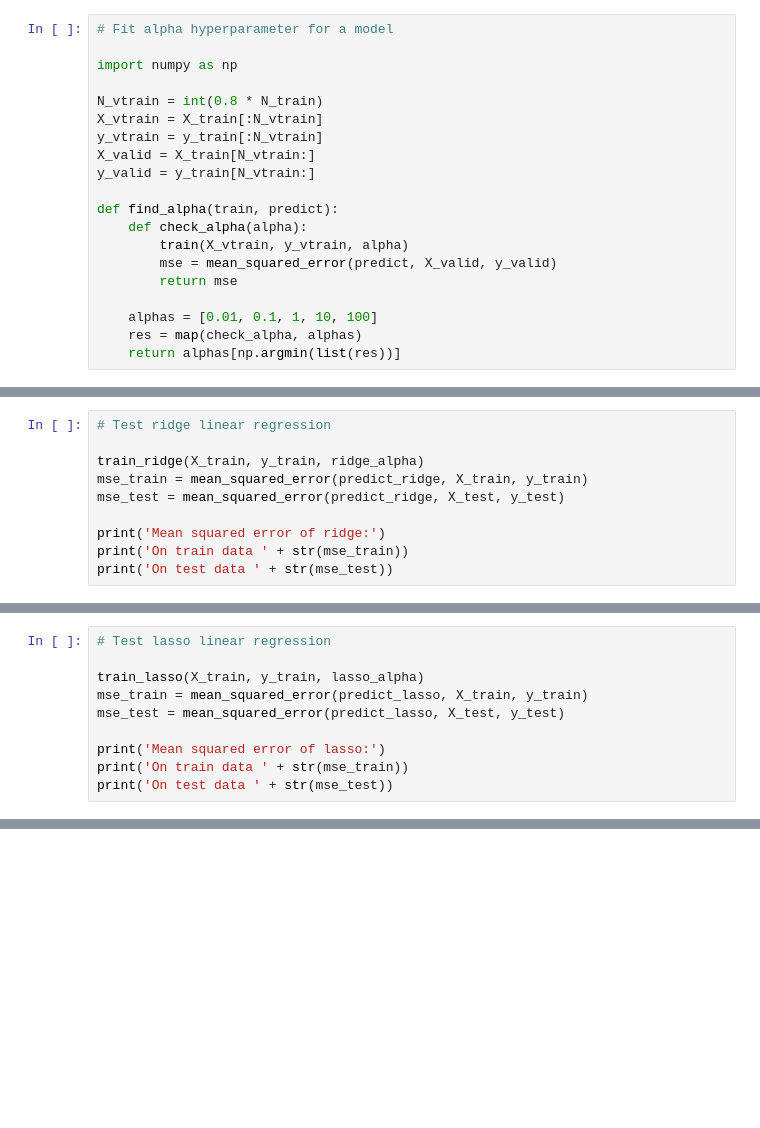
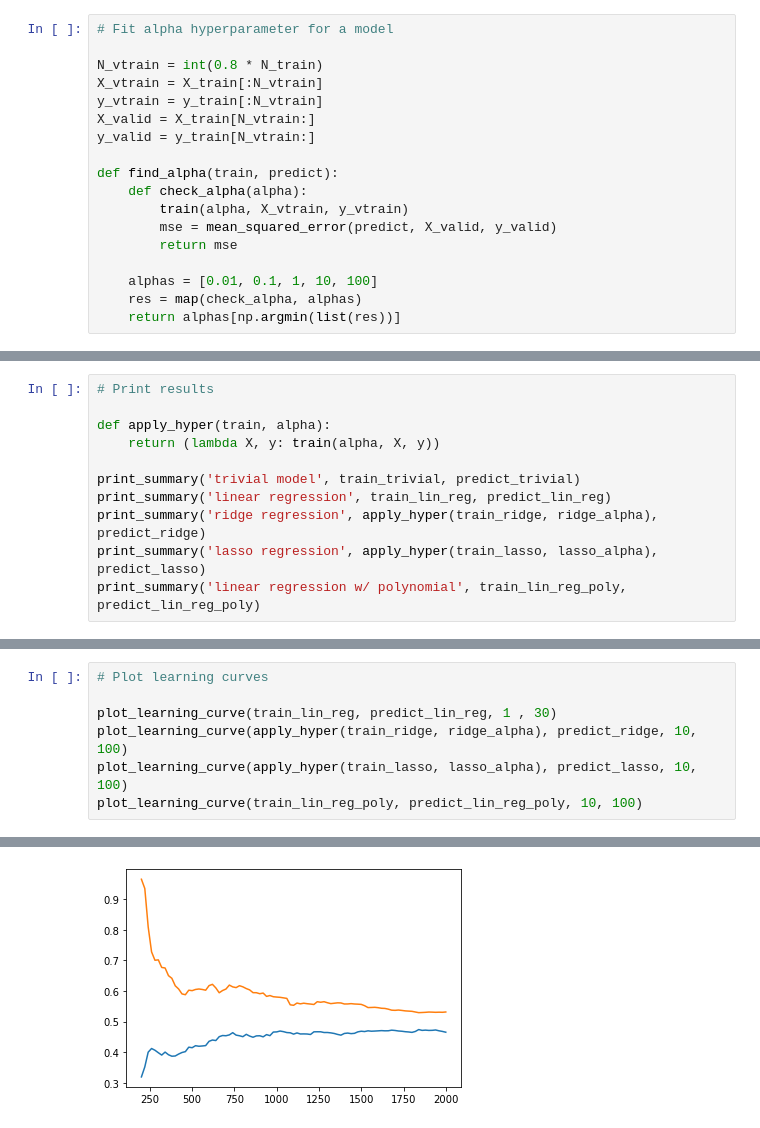
Before and after one commit to indjev99/Small-Projects, a Jupyter notebook: Univeristy-Assignments/ML-Linear-Regression/winequality.ipynb, the cells around one changed output, grey strips where cells are left out. Drawn from its saved outputs; the diff is of its cells as text; blank space fills up the shorter version.

```diff
--- a/Univeristy-Assignments/ML-Linear-Regression/winequality.ipynb
+++ b/Univeristy-Assignments/ML-Linear-Regression/winequality.ipynb
@@ -181,8 +154,6 @@ def predict_lasso(X):
     return clf_lasso.predict(transform_poly(X))
 # %%
 # Fit alpha hyperparameter for a model
-
-import numpy as np
 
 N_vtrain = int(0.8 * N_train)
 X_vtrain = X_train[:N_vtrain]
@@ -192,7 +163,7 @@ y_valid = y_train[N_vtrain:]
 
 def find_alpha(train, predict):
     def check_alpha(alpha):
-        train(X_vtrain, y_vtrain, alpha)
+        train(alpha, X_vtrain, y_vtrain)
         mse = mean_squared_error(predict, X_valid, y_valid)
         return mse
 
@@ -212,11 +183 @@ Ridge alpha: 10
 Lasso alpha: 0.01
-# %%
-# Test ridge linear regression
-
-train_ridge(X_train, y_train, ridge_alpha)
-mse_train = mean_squared_error(predict_ridge, X_train, y_train)
-mse_test = mean_squared_error(predict_ridge, X_test, y_test)
-
-print('Mean squared error of ridge:')
-print('On train data ' + str(mse_train))
-print('On test data ' + str(mse_test))
@@ -227,10 +183,0 @@ On test data 0.5116677456584307
-# %%
-# Test lasso linear regression
-
-train_lasso(X_train, y_train, lasso_alpha)
-mse_train = mean_squared_error(predict_lasso, X_train, y_train)
-mse_test = mean_squared_error(predict_lasso, X_test, y_test)
-
-print('Mean squared error of lasso:')
-print('On train data ' + str(mse_train))
-print('On test data ' + str(mse_test))
@@ -254,0 +193,11 @@ On test data 0.5185523039167391
+# %%
+# Print results
+
+def apply_hyper(train, alpha):
+    return (lambda X, y: train(alpha, X, y))
+
+print_summary('trivial model', train_trivial, predict_trivial)
+print_summary('linear regression', train_lin_reg, predict_lin_reg)
+print_summary('ridge regression', apply_hyper(train_ridge, ridge_alpha), predict_ridge)
+print_summary('lasso regression', apply_hyper(train_lasso, lasso_alpha), predict_lasso)
+print_summary('linear regression w/ polynomial', train_lin_reg_poly, predict_lin_reg_poly)
@@ -254,0 +224,8 @@ On test data 0.5185523039167391
+# %%
+# Plot learning curves
+
+plot_learning_curve(train_lin_reg, predict_lin_reg, 1 , 30)
+plot_learning_curve(apply_hyper(train_ridge, ridge_alpha), predict_ridge, 10, 100)
+plot_learning_curve(apply_hyper(train_lasso, lasso_alpha), predict_lasso, 10, 100)
+plot_learning_curve(train_lin_reg_poly, predict_lin_reg_poly, 10, 100)
+# %% [output]
@@ -254,0 +233 @@ On test data 0.5185523039167391
+[figure, added]
```
Also changed, not shown: parts of 23 cells of this notebook.
